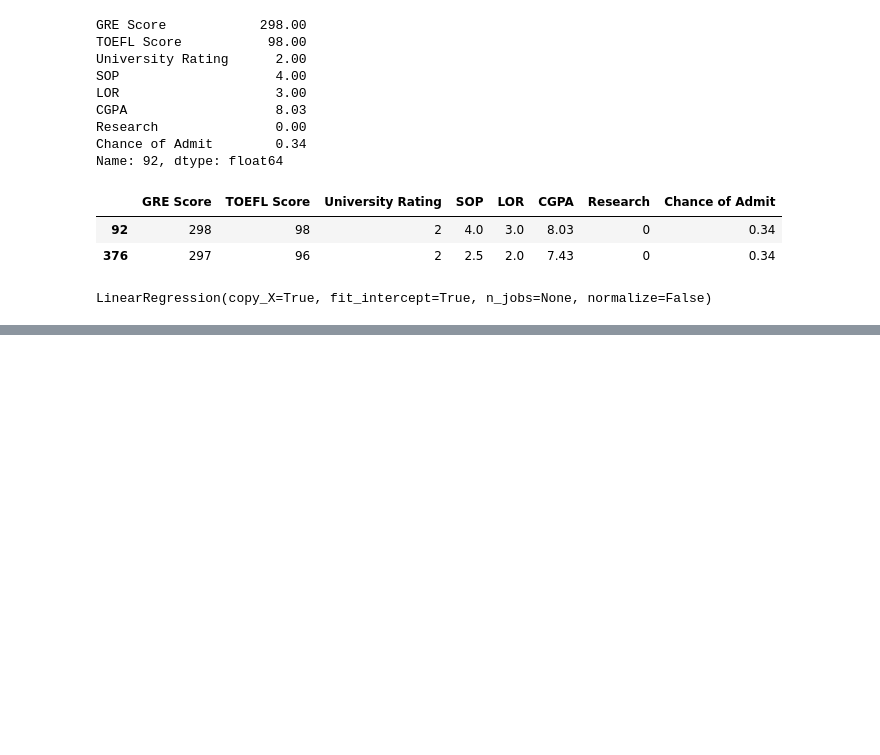
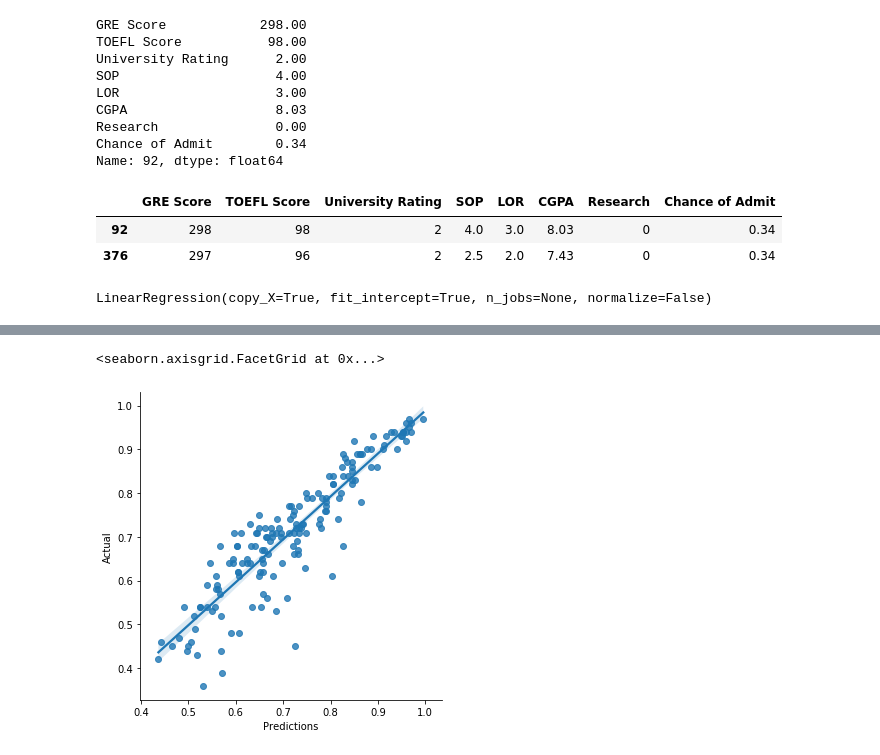
Before and after one commit to anweshb/gradschool-chances, a Jupyter notebook: gradschool.ipynb, the cells around one changed output, grey strips where cells are left out. Drawn from its saved outputs; the diff is of its cells as text; code cells hidden in the pictures; blank space fills up the shorter version.

```diff
--- a/gradschool.ipynb
+++ b/gradschool.ipynb
@@ -170,3 +170,5 @@ reg = LinearRegression()
 reg.fit(X_train,y_train)
 # %% [output]
 LinearRegression(copy_X=True, fit_intercept=True, n_jobs=None, normalize=False)
+# %%
+predictions = reg.predict(X_test)
@@ -172,0 +189,2 @@ LinearRegression(copy_X=True, fit_intercept=True, n_jobs=None, normalize=False)
+# %%
+ev_df = pd.DataFrame({"Actual":y_test,"Predictions":predictions})
@@ -172,0 +207,5 @@ LinearRegression(copy_X=True, fit_intercept=True, n_jobs=None, normalize=False)
+# %%
+sns.lmplot(x='Predictions',y='Actual',data=ev_df)
+# %% [output]
+<seaborn.axisgrid.FacetGrid at 0x...>
+[figure, added]
```
Also changed, not shown: parts of 4 cells of this notebook.
